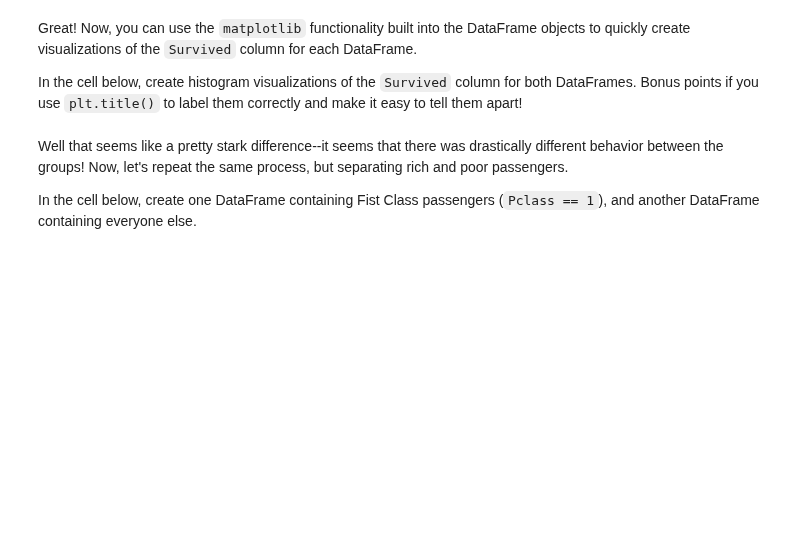
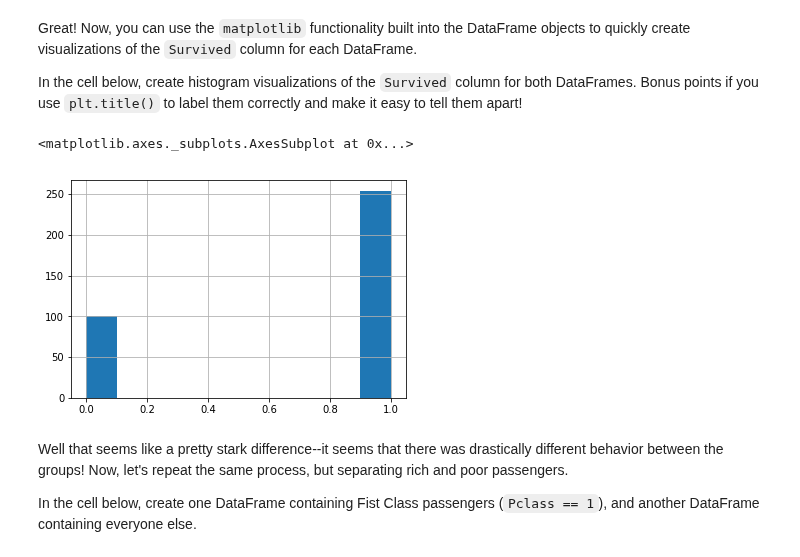
Before and after one commit to ewonguoft/dsc-enterprise-hsbc-using-sql-with-pandas-lab-hsbc-ds-081319, a Jupyter notebook: index.ipynb, the cells around one changed output. Saved outputs shown, nothing was run; the diff lists cells and outputs as text; code cells hidden in the pictures; blank space fills up the shorter version.

```diff
--- a/index.ipynb
+++ b/index.ipynb
@@ -102,6 +102,11 @@ male_all_ages_df = df[df.Sex=='male']
 Great! Now, you can use the `matplotlib` functionality built into the DataFrame objects to quickly create visualizations of the `Survived` column for each DataFrame.
 
 In the cell below, create histogram visualizations of the `Survived` column for both DataFrames.  Bonus points if you use `plt.title()` to label them correctly and make it easy to tell them apart!
+# %%
+women_anid_children_df.Survived.hist()
+# %% [output]
+<matplotlib.axes._subplots.AxesSubplot at 0x...>
+[figure, added]
 # %% [markdown]
 Well that seems like a pretty stark difference--it seems that there was drastically different behavior between the groups!  Now, let's repeat the same process, but separating rich and poor passengers.
 
```
